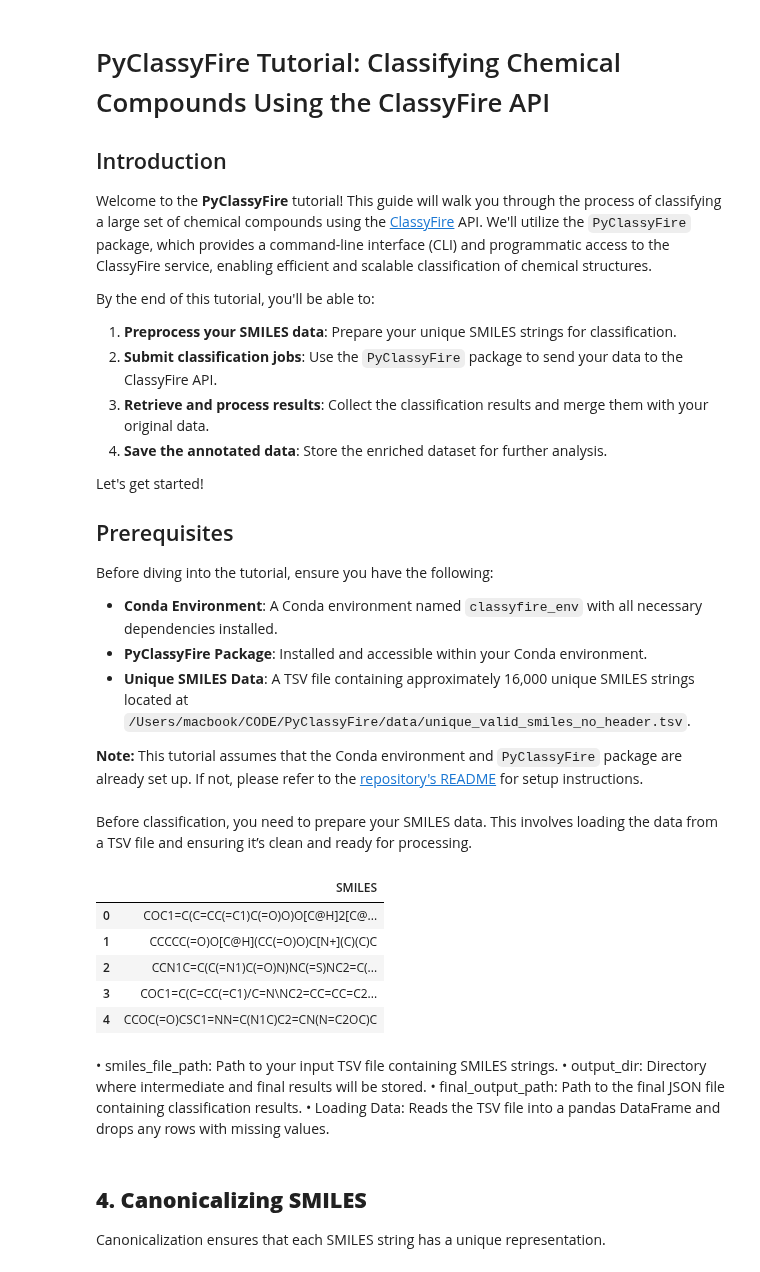
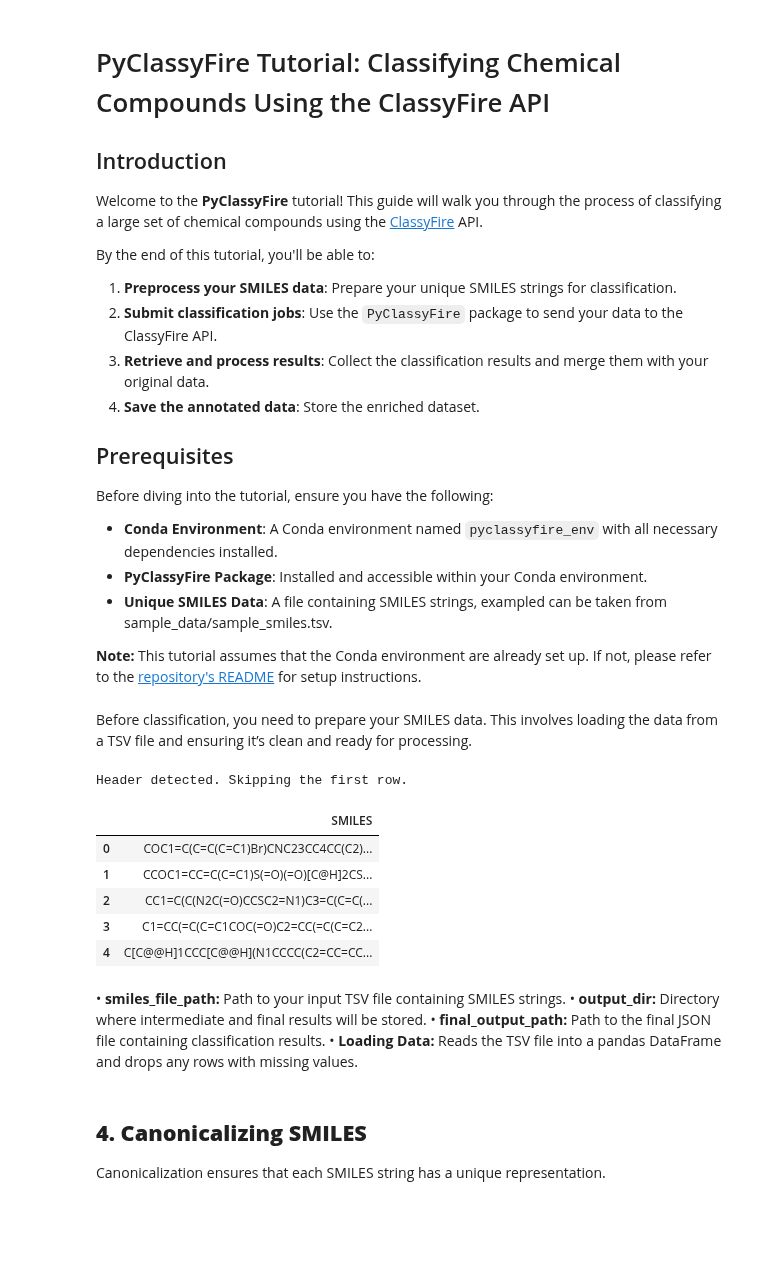
Before and after one commit to Jozefov/PyClassyFire, a Jupyter notebook: notebooks/tutorial.ipynb, the cells around one changed output. Cells and saved outputs as stored; diff of their text form; code cells hidden in the pictures; blank space fills up the shorter version.

```diff
--- a/notebooks/tutorial.ipynb
+++ b/notebooks/tutorial.ipynb
@@ -4,26 +4,24 @@
 
 ## Introduction
 
-Welcome to the **PyClassyFire** tutorial! This guide will walk you through the process of classifying a large set of chemical compounds using the [ClassyFire](http://classyfire.wishartlab.com/) API. We'll utilize the `PyClassyFire` package, which provides a command-line interface (CLI) and programmatic access to the ClassyFire service, enabling efficient and scalable classification of chemical structures.
+Welcome to the **PyClassyFire** tutorial! This guide will walk you through the process of classifying a large set of chemical compounds using the [ClassyFire](http://classyfire.wishartlab.com/) API.
 
 By the end of this tutorial, you'll be able to:
 
 1. **Preprocess your SMILES data**: Prepare your unique SMILES strings for classification.
 2. **Submit classification jobs**: Use the `PyClassyFire` package to send your data to the ClassyFire API.
 3. **Retrieve and process results**: Collect the classification results and merge them with your original data.
-4. **Save the annotated data**: Store the enriched dataset for further analysis.
-
-Let's get started!
+4. **Save the annotated data**: Store the enriched dataset.
 
 ## Prerequisites
 
 Before diving into the tutorial, ensure you have the following:
 
-- **Conda Environment**: A Conda environment named `classyfire_env` with all necessary dependencies installed.
+- **Conda Environment**: A Conda environment named `pyclassyfire_env` with all necessary dependencies installed.
 - **PyClassyFire Package**: Installed and accessible within your Conda environment.
-- **Unique SMILES Data**: A TSV file containing approximately 16,000 unique SMILES strings located at `/Users/macbook/CODE/PyClassyFire/data/unique_valid_smiles_no_header.tsv`.
+- **Unique SMILES Data**: A file containing SMILES strings, exampled can be taken from sample_data/sample_smiles.tsv.
 
-**Note:** This tutorial assumes that the Conda environment and `PyClassyFire` package are already set up. If not, please refer to the [repository's README](https://github.com/Jozefov/PyClassyFire) for setup instructions.
+**Note:** This tutorial assumes that the Conda environment are already set up. If not, please refer to the [repository's README](https://github.com/Jozefov/PyClassyFire) for setup instructions.
 # %%
 import os
 import pandas as pd
@@ -36,28 +33,37 @@ from pyclassyfire.src.batch import process_batches_with_saving_and_retry
 Before classification, you need to prepare your SMILES data. This involves loading the data from a TSV file and ensuring it’s clean and ready for processing.
 # %%
 # Define paths
-smiles_file_path = '../data/unique_valid_smiles_no_header.tsv'
-output_dir = '../data/original_smiles_match/'
-final_output_path = '../data/original_smiles_match/final_classification_results.json'
+smiles_file_path = '../sample_data/sample_smiles.tsv'
+output_dir = '../sample_data/output'
+final_output_path = '../sample_data/output/output.json'
 
 # Load SMILES data
+# The TSV file may or may not have a header. We load it without assuming a header.
 smiles_df = pd.read_csv(smiles_file_path, sep='\t', header=None, names=['SMILES']).dropna()
+
+# Check if the first row is a header (i.e., 'SMILES') and skip it if so
+if smiles_df.iloc[0]['SMILES'].strip().upper() == 'SMILES':
+    print("Header detected. Skipping the first row.")
+    smiles_df = smiles_df.iloc[1:].reset_index(drop=True)
+else:
+    print("No header detected. Proceeding with all SMILES.")
 
 # Display the first few entries
 smiles_df.head()
 # %% [output]
+Header detected. Skipping the first row.
 |  | SMILES |
-| 0 | COC1=C(C=CC(=C1)C(=O)O)O[C@H]2[C@... |
-| 1 | CCCCC(=O)O[C@H](CC(=O)O)C[N+](C)(C)C |
-| 2 | CCN1C=C(C(=N1)C(=O)N)NC(=S)NC2=C(... |
-| 3 | COC1=C(C=CC(=C1)/C=N\NC2=CC=CC=C2... |
-| 4 | CCOC(=O)CSC1=NN=C(N1C)C2=CN(N=C2OC)C |
+| 0 | COC1=C(C=C(C=C1)Br)CNC23CC4CC(C2)... |
+| 1 | CCOC1=CC=C(C=C1)S(=O)(=O)[C@H]2CS... |
+| 2 | CC1=C(C(N2C(=O)CCSC2=N1)C3=C(C=C(... |
+| 3 | C1=CC(=C(C=C1COC(=O)C2=CC(=C(C=C2... |
+| 4 | C[C@@H]1CCC[C@@H](N1CCCC(C2=CC=CC... |
 # %% [markdown]
 
-•	smiles_file_path: Path to your input TSV file containing SMILES strings.
-•	output_dir: Directory where intermediate and final results will be stored.
-•	final_output_path: Path to the final JSON file containing classification results.
-•	Loading Data: Reads the TSV file into a pandas DataFrame and drops any rows with missing values.
+•	**smiles_file_path:** Path to your input TSV file containing SMILES strings.
+•	**output_dir:** Directory where intermediate and final results will be stored.
+•	**final_output_path:** Path to the final JSON file containing classification results.
+•	**Loading Data:** Reads the TSV file into a pandas DataFrame and drops any rows with missing values.
 # %% [markdown]
 ## **4. Canonicalizing SMILES**
 Canonicalization ensures that each SMILES string has a unique representation.
```
Also changed, not shown: parts of 16 cells of this notebook, 5 other files.
